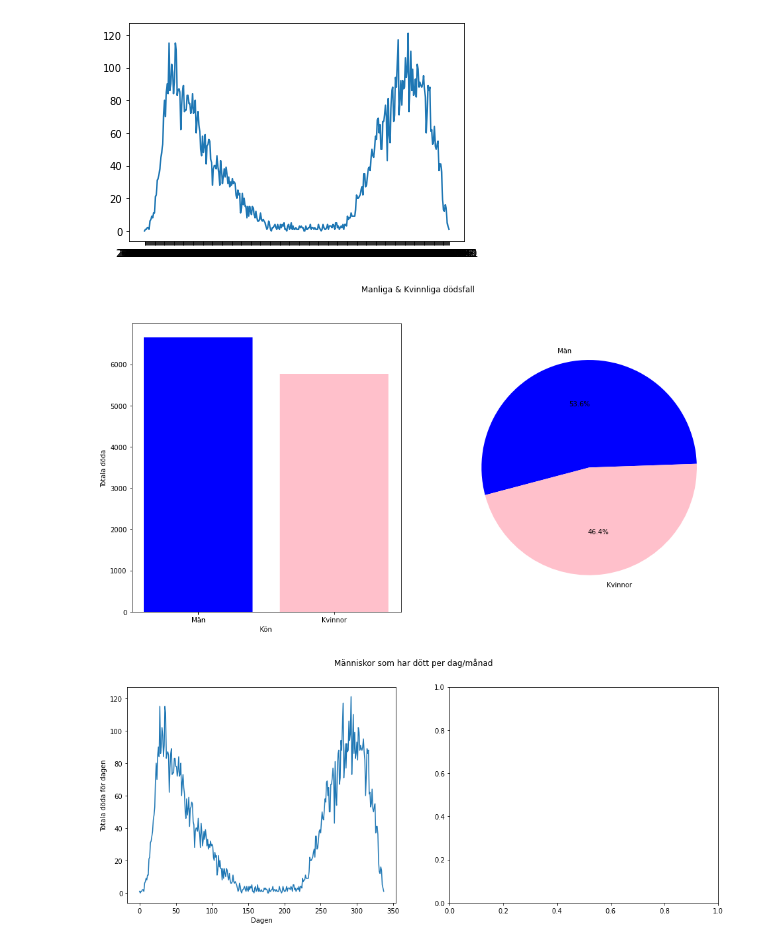
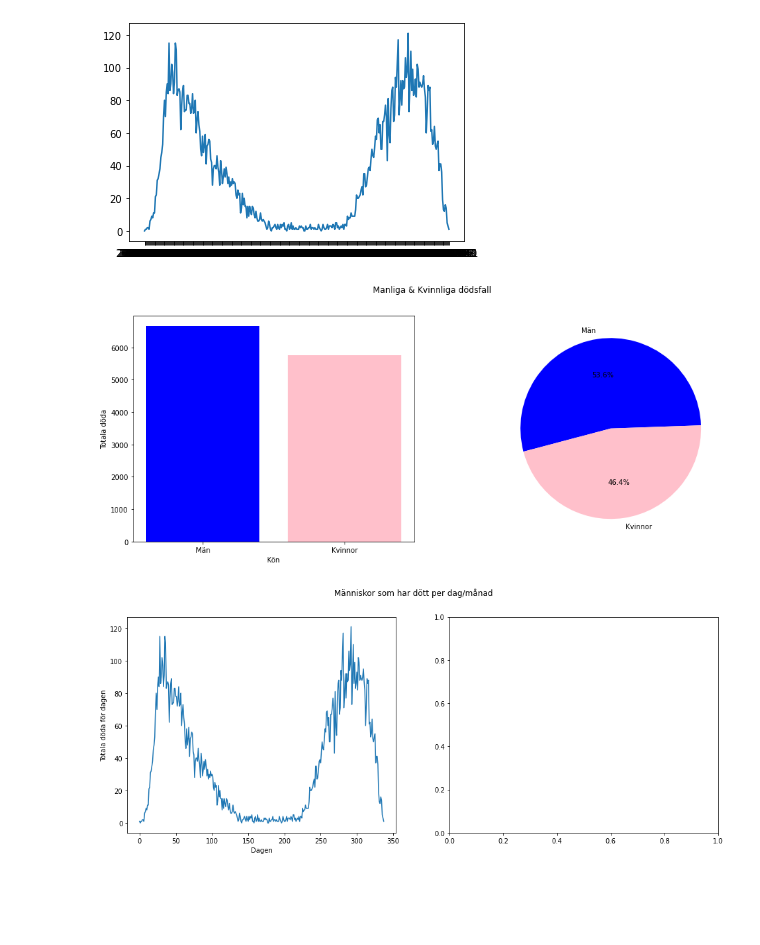
Before and after one commit to Limpan0305/linus_sundsten_TE19C, a Jupyter notebook: Programmering1/Dataanalysprojekt/projekt.ipynb, the cells around one changed output. Drawn from its saved outputs; the diff is of its cells as text; code cells hidden in the pictures; blank space fills up the shorter version.

```diff
--- a/Programmering1/Dataanalysprojekt/projekt.ipynb
+++ b/Programmering1/Dataanalysprojekt/projekt.ipynb
@@ -15,28 +15,35 @@ plt.show()
 # %%
 import pandas as pd
 import matplotlib.pyplot as plt
 import numpy as np
-
+#import plotly.express as px
 
 df = pd.read_csv("Gender_Data.csv") #Läser in filen med hjälp av pandas
 smittade = df["Total_Cases"]
+kön = df["Gender"]
 färger = ["blue", "pink"]
 döda = df["Total_Deaths"]
-kön = ["Män", "Kvinnor"]
+Olika_kön = ["Män", "Kvinnor"]
 
 
+#bar = px.bar(df, x="Gender", y="Total_Deaths", title="Antal döda", color="Gender")
+#bar.show()
+
+#cirkel = px.pie(df, values="Total_Deaths", names="Gender")
+#cirkel.show()
+
 def grafer(x,y):
-  plt.figure(figsize=(16, 8))
+  plt.figure(figsize=(16, 6))
   plt.subplot(1,2,1)
   plt.bar(x, y, width=0.8, color=färger, align="center")
   plt.xlabel("Kön")
   plt.ylabel("Totala döda")
   plt.subplot(1,2,2)
   plt.pie(y, labels = x, autopct = '%1.1f%%', startangle = 2, colors=färger)
   plt.suptitle('Manliga & Kvinnliga dödsfall')
-grafer(kön,döda)
+grafer(Olika_kön,döda)
 # %% [output]
-[figure, old version]
+[figure, new version]
 # %%
 import pandas as pd
 import matplotlib.pyplot as plt
```
Also changed, not shown: 1 other file.
